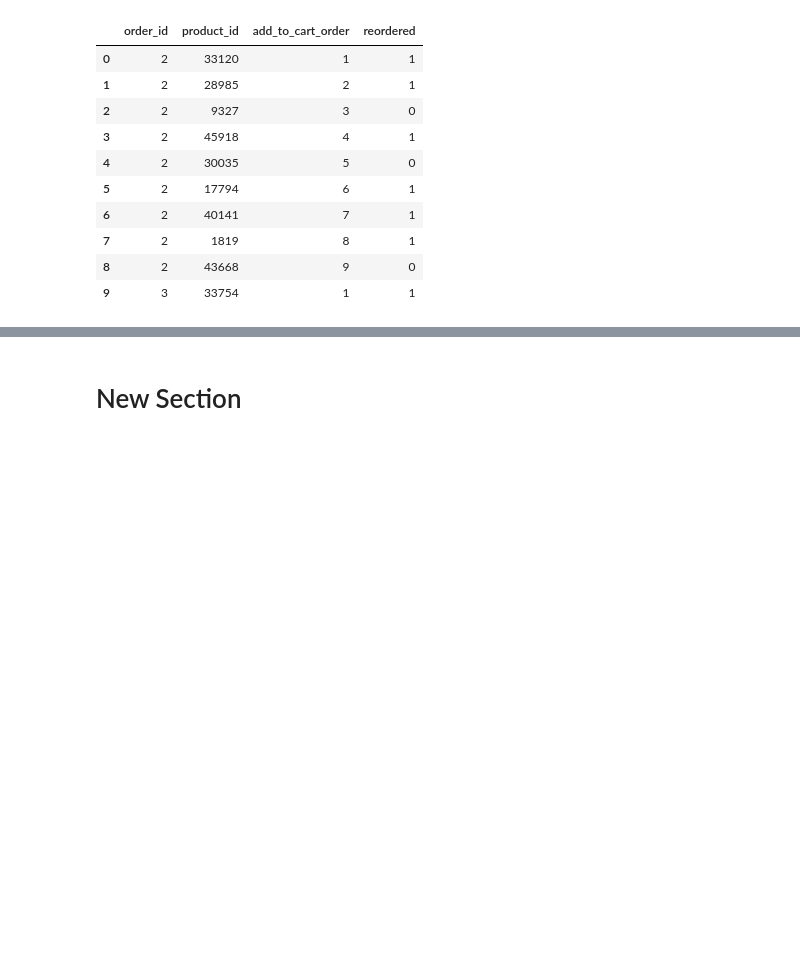
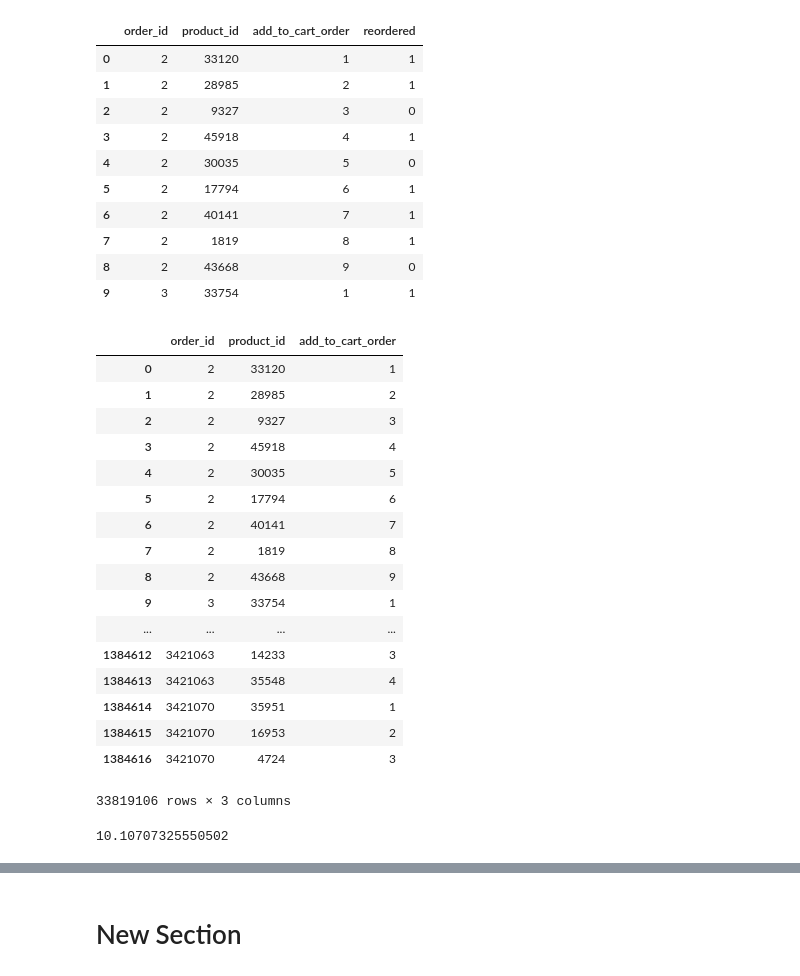
Before and after one commit to Baisalis/DS-Unit-1-Sprint-2-Data-Wrangling-and-Storytelling, a Jupyter notebook: LS_DS_121_Join_and_Reshape_Data_Assignment.ipynb, the cells around one changed output, grey strips where cells are left out. Drawn from its saved outputs; the diff is of its cells as text; code cells hidden in the pictures; blank space fills up the shorter version.

```diff
--- a/LS_DS_121_Join_and_Reshape_Data_Assignment.ipynb
+++ b/LS_DS_121_Join_and_Reshape_Data_Assignment.ipynb
@@ -217,3 +217,30 @@ order_products.head(10)
 | 7 | 2 | 1819 | 8 | 1 |
 | 8 | 2 | 43668 | 9 | 0 |
 | 9 | 3 | 33754 | 1 | 1 |
+# %%
+columns = ['order_id', 'product_id','add_to_cart_order']
+order_products[columns]
+# %% [output]
+|  | order_id | product_id | add_to_cart_order |
+| 0 | 2 | 33120 | 1 |
+| 1 | 2 | 28985 | 2 |
+| 2 | 2 | 9327 | 3 |
+| 3 | 2 | 45918 | 4 |
+| 4 | 2 | 30035 | 5 |
+| 5 | 2 | 17794 | 6 |
+| 6 | 2 | 40141 | 7 |
+| 7 | 2 | 1819 | 8 |
+| 8 | 2 | 43668 | 9 |
+| 9 | 3 | 33754 | 1 |
+| ... | ... | ... | ... |
+| 1384612 | 3421063 | 14233 | 3 |
+| 1384613 | 3421063 | 35548 | 4 |
+| 1384614 | 3421070 | 35951 | 1 |
+| 1384615 | 3421070 | 16953 | 2 |
+| 1384616 | 3421070 | 4724 | 3 |
+33819106 rows × 3 columns
+# %%
+
+order_products.groupby('order_id')['product_id'].count().mean()
+# %% [output]
+10.10707325550502
```
Also changed, not shown: parts of 19 cells of this notebook.
